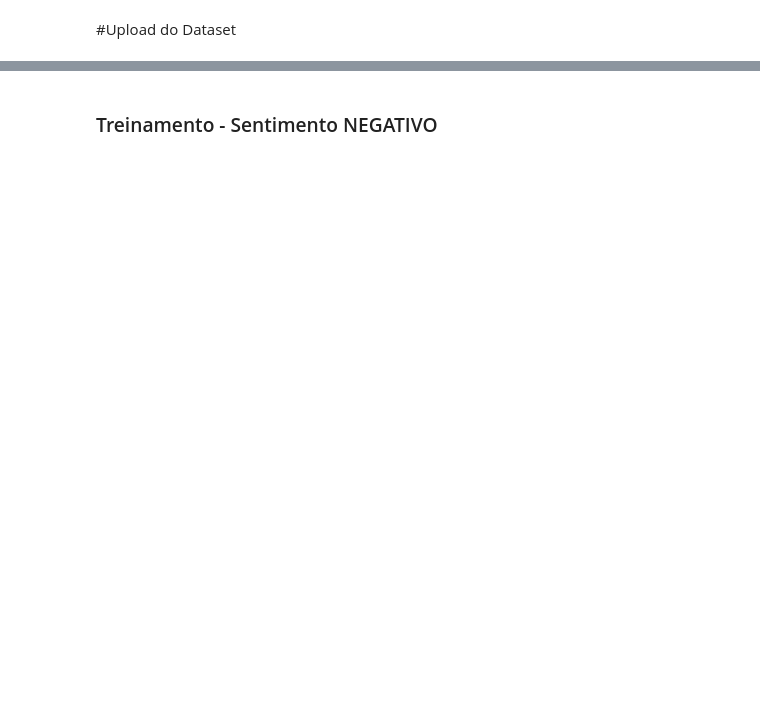
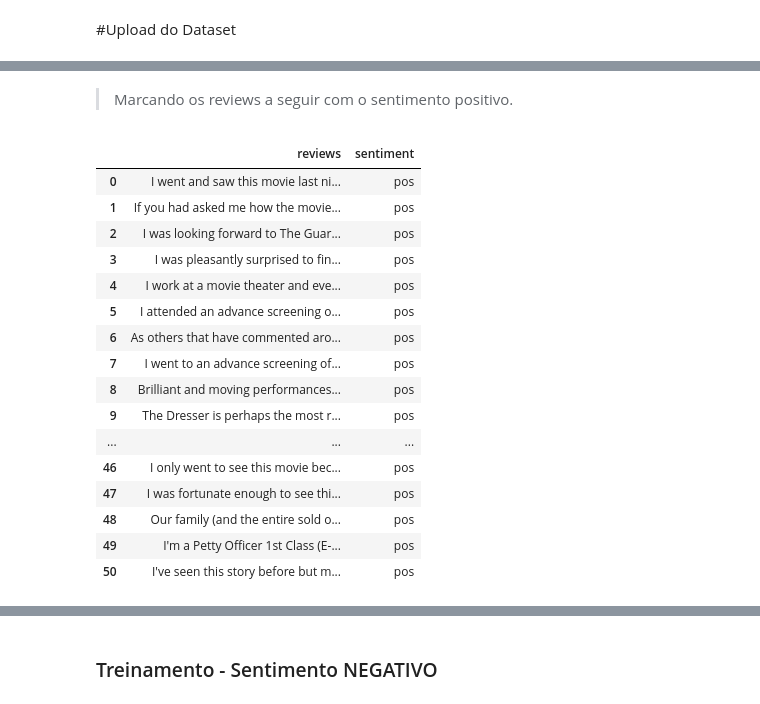
Before and after one commit to dgavieira/NLP-Celero, a Jupyter notebook: NLP_Teste.ipynb, the cells around one changed output, grey strips where cells are left out. Drawn from its saved outputs; the diff is of its cells as text; code cells hidden in the pictures; blank space fills up the shorter version.

```diff
--- a/NLP_Teste.ipynb
+++ b/NLP_Teste.ipynb
@@ -8,0 +81,4 @@ import pandas as pd
+# %%
+df_test_pos = pd.read_csv('https://drive.google.com/uc?id=1sk4SKAds3zUybi1J-TkVgiRf_NMZxmpF', encoding='utf8', header=None)
+df_test_pos = df_test_pos.T # transpondo o dataframe para ficar no formato usual
+df_test_pos
@@ -8,0 +105,3 @@ import pandas as pd
+# %%
+df_test_pos.columns = ['reviews']
+df_test_pos
@@ -8,0 +126,23 @@ import pandas as pd
+# %% [markdown]
+> Marcando os reviews a seguir com o sentimento positivo.
+# %%
+df_test_pos.loc[:,'sentiment'] = 'pos'
+df_test_pos
+# %% [output]
+|  | reviews | sentiment |
+| 0 | I went and saw this movie last ni... | pos |
+| 1 | If you had asked me how the movie... | pos |
+| 2 | I was looking forward to The Guar... | pos |
+| 3 | I was pleasantly surprised to fin... | pos |
+| 4 | I work at a movie theater and eve... | pos |
+| 5 | I attended an advance screening o... | pos |
+| 6 | As others that have commented aro... | pos |
+| 7 | I went to an advance screening of... | pos |
+| 8 | Brilliant and moving performances... | pos |
+| 9 | The Dresser is perhaps the most r... | pos |
+| ... | ... | ... |
+| 46 | I only went to see this movie bec... | pos |
+| 47 | I was fortunate enough to see thi... | pos |
+| 48 | Our family (and the entire sold o... | pos |
+| 49 | I'm a Petty Officer 1st Class (E-... | pos |
+| 50 | I've seen this story before but m... | pos |
```
Also changed, not shown: parts of 36 cells of this notebook.
